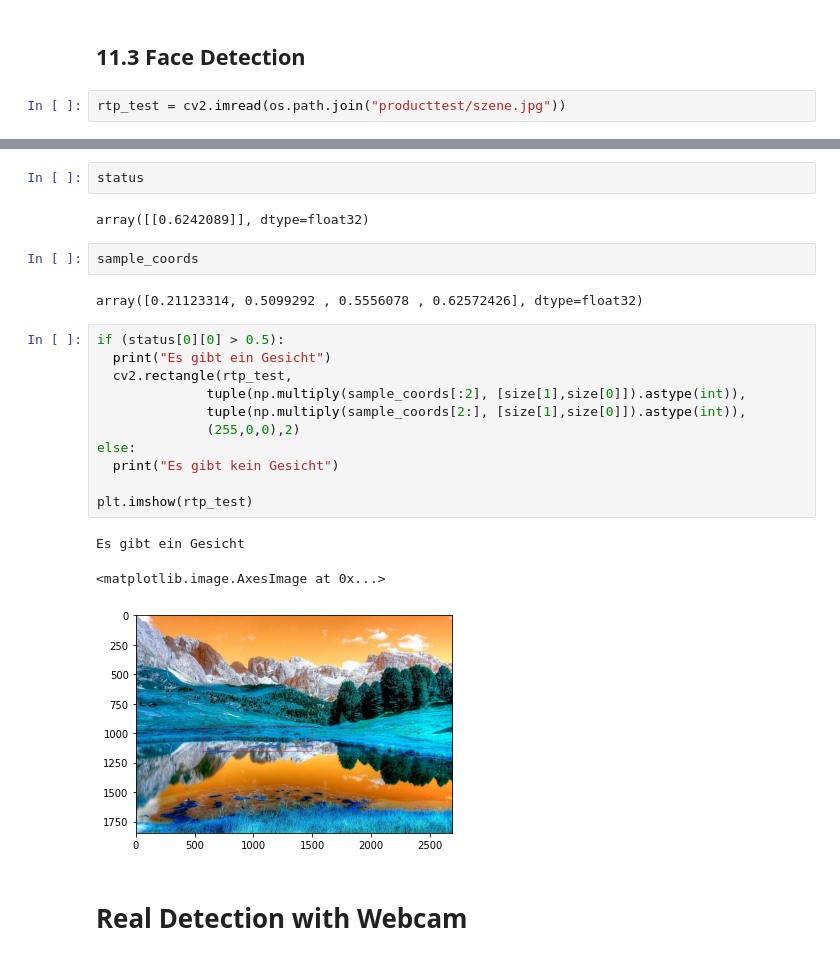
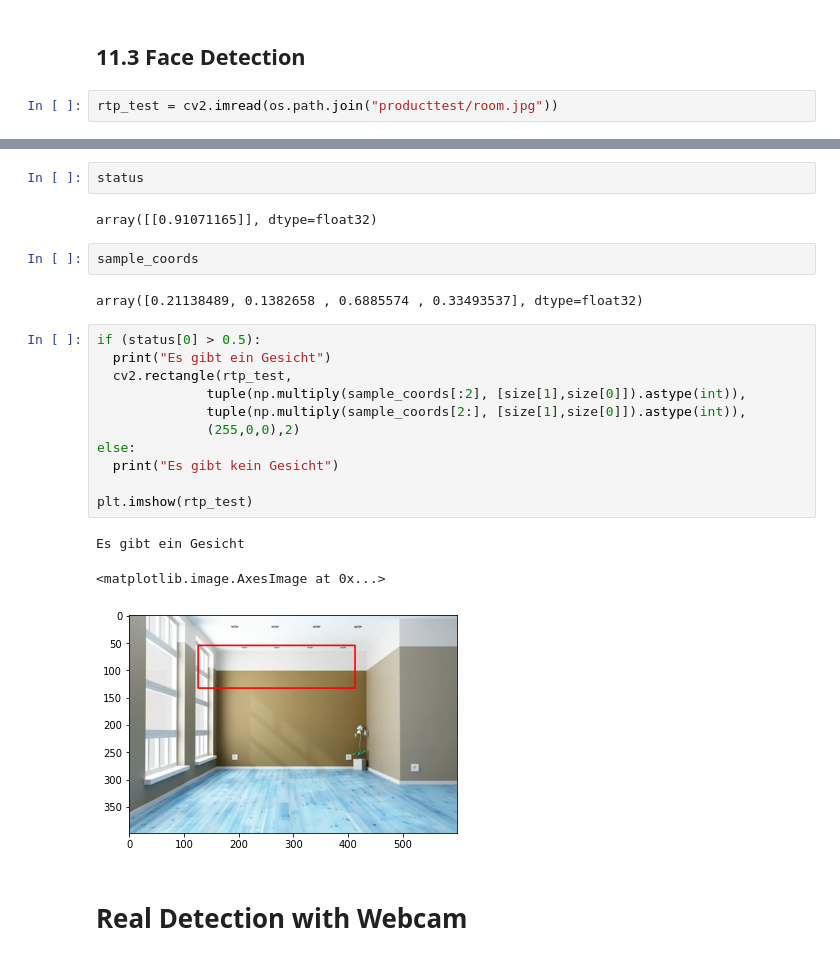
Before and after one commit to GTS-Team-13/BilderkennungAI, a Jupyter notebook: MainProject.ipynb, the cells around one changed output, grey strips where cells are left out. Cells and saved outputs as stored; diff of their text form.

Commit message:
Task: Failed Test

```diff
--- a/MainProject.ipynb
+++ b/MainProject.ipynb
@@ -771,7 +771,7 @@ WARNING:tensorflow:No training configuration found in the save file, so the mode
 # %% [markdown]
 ## 11.3 Face Detection
 # %%
-rtp_test = cv2.imread(os.path.join("producttest/szene.jpg"))
+rtp_test = cv2.imread(os.path.join("producttest/room.jpg"))
 # %%
 resized = tf.image.resize(rtp_test, (120,120))
 size = rtp_test.shape
@@ -783,26 +783,26 @@ sample_coords = yhat[1][0]
 # %%
 status
 # %% [output]
-array([[0.6242089]], dtype=float32)
+array([[0.91071165]], dtype=float32)
 # %%
 sample_coords
 # %% [output]
-array([0.21123314, 0.5099292 , 0.5556078 , 0.62572426], dtype=float32)
+array([0.21138489, 0.1382658 , 0.6885574 , 0.33493537], dtype=float32)
 # %%
-if (status[0][0] > 0.5):
+if (status[0] > 0.5):
   print("Es gibt ein Gesicht")
   cv2.rectangle(rtp_test,
               tuple(np.multiply(sample_coords[:2], [size[1],size[0]]).astype(int)),
               tuple(np.multiply(sample_coords[2:], [size[1],size[0]]).astype(int)),
               (255,0,0),2)
 else:
   print("Es gibt kein Gesicht")
 
 plt.imshow(rtp_test)
 # %% [output]
 Es gibt ein Gesicht
 <matplotlib.image.AxesImage at 0x...>
-[figure, old version]
+[figure, new version]
 # %% [markdown]
 # Real Detection with Webcam
 # %%
```
Also changed, not shown: parts of 1 cell of this notebook.
